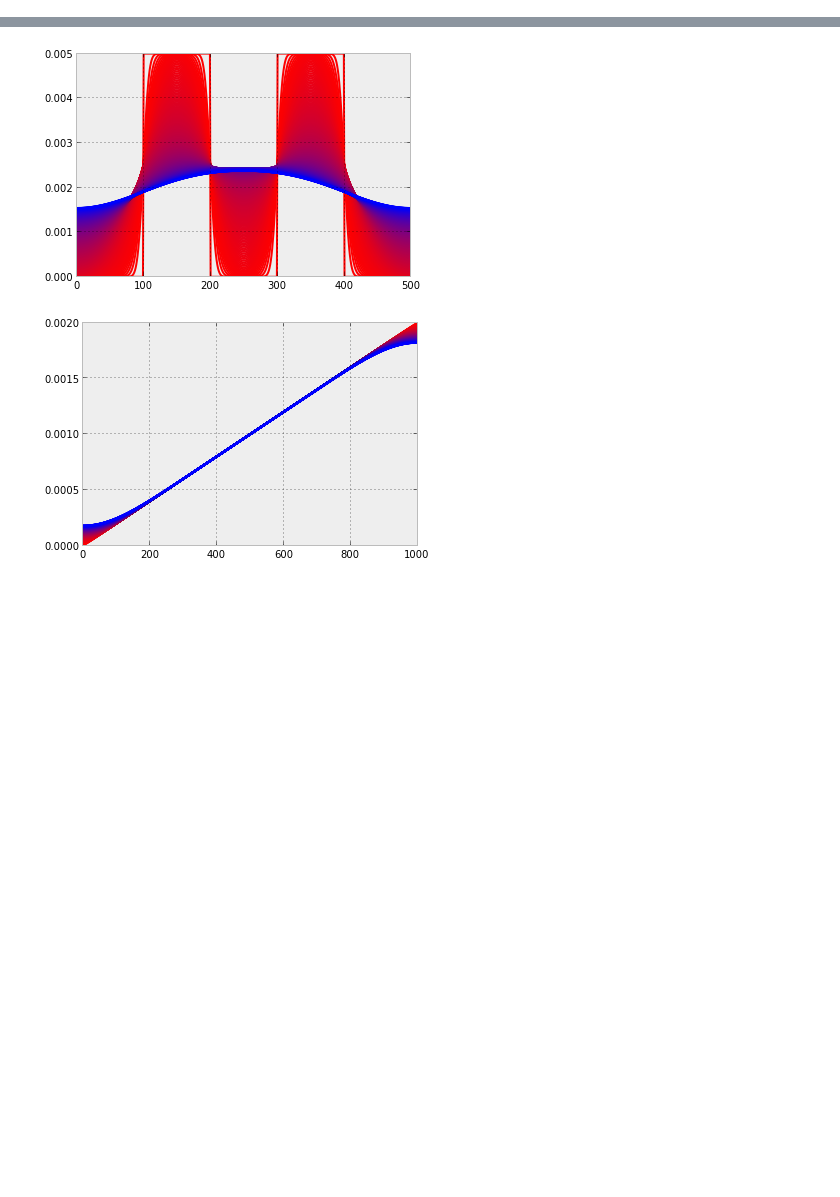
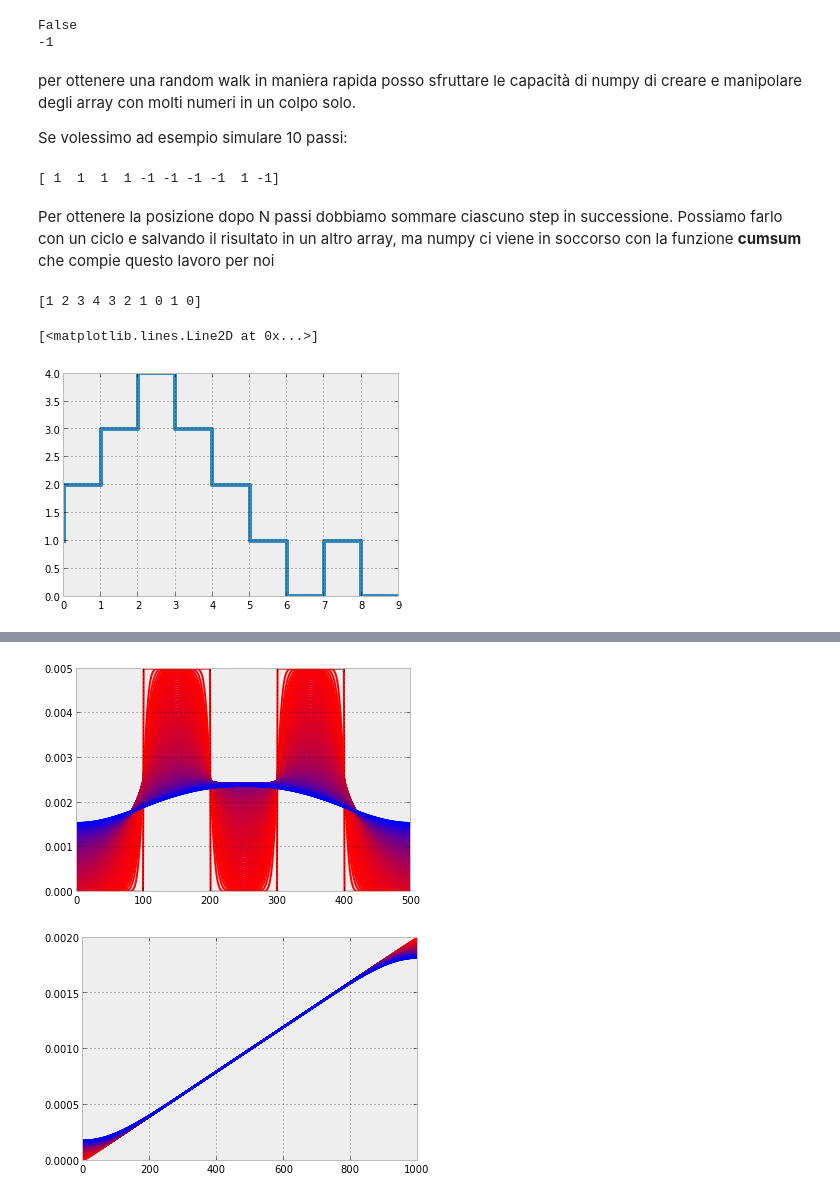
Before and after one commit to EnricoGiampieri/lezionipython, a Jupyter notebook: metodi fisici - diffusione.ipynb, the cells around one changed output, grey strips where cells are left out. Saved outputs shown, nothing was run; the diff lists cells and outputs as text; code cells hidden in the pictures; blank space fills up the shorter version.

```diff
--- a/metodi fisici - diffusione.ipynb
+++ b/metodi fisici - diffusione.ipynb
@@ -25,0 +33,27 @@ può essere ricavata dalla prima legge sotto l'ipotesi di conservazione della ma
+# %%
+p = rand()
+print p<0.5
+print (p<0.5)*2 -1
+# %% [output]
+False
+-1
+# %% [markdown]
+per ottenere una random walk in maniera rapida posso sfruttare le capacità di numpy di creare e manipolare degli array con molti numeri in un colpo solo.
+
+Se volessimo ad esempio simulare 10 passi:
+# %%
+steps = (rand(10) <0.5) * 2 -1
+print steps
+# %% [output]
+[ 1  1  1  1 -1 -1 -1 -1  1 -1]
+# %% [markdown]
+Per ottenere la posizione dopo N passi dobbiamo sommare ciascuno step in successione. Possiamo farlo con un ciclo e salvando il risultato in un altro array, ma numpy ci viene in soccorso con la funzione **cumsum** che compie questo lavoro per noi
+# %%
+print cumsum(steps)
+# %% [output]
+[1 2 3 4 3 2 1 0 1 0]
+# %%
+plot(cumsum(steps), linestyle='steps', linewidth=4)
+# %% [output]
+[<matplotlib.lines.Line2D at 0x...>]
+[figure, added]
```
Also changed, not shown: parts of 25 cells of this notebook, 1 other file.
